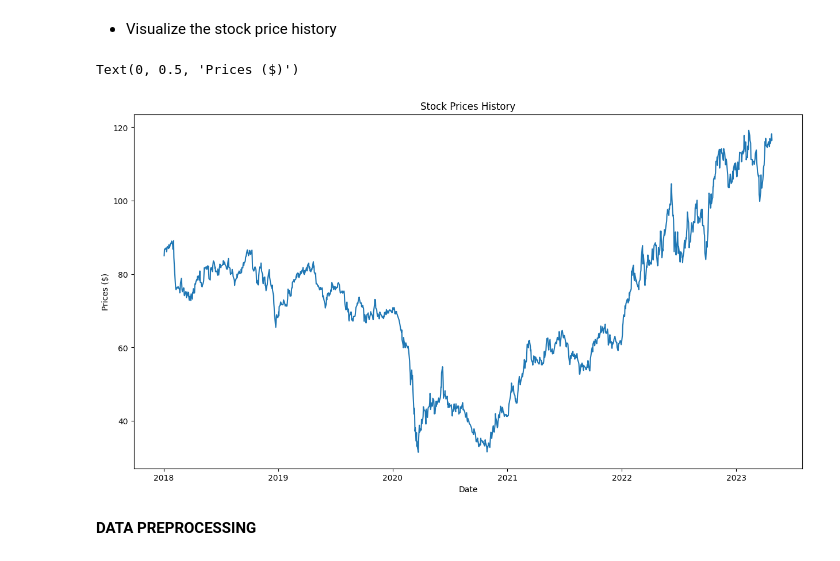
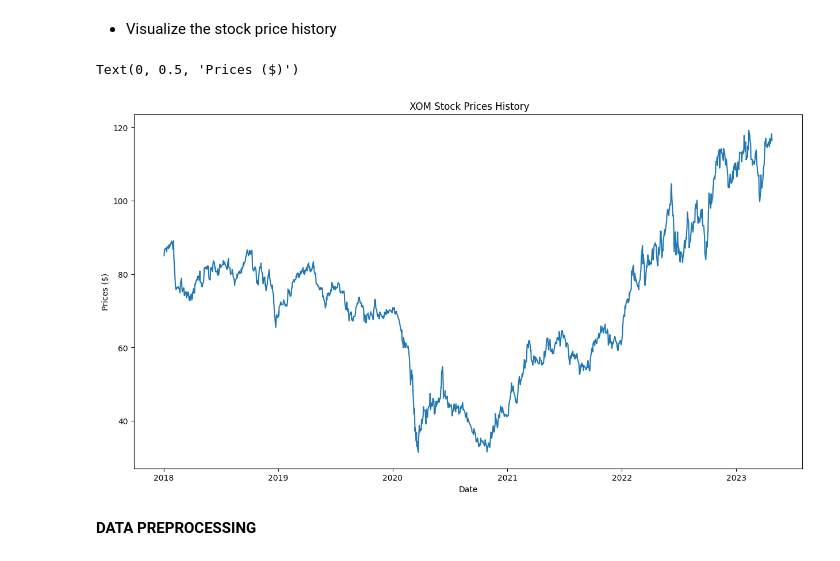
Before and after one commit to quynhchi1311/IS403.N21.HTTT_Nhom1, a Jupyter notebook: LSTM/LSTM_XOM.ipynb, the cells around one changed output. Drawn from its saved outputs; the diff is of its cells as text; code cells hidden in the pictures.

```diff
--- a/LSTM/LSTM_XOM.ipynb
+++ b/LSTM/LSTM_XOM.ipynb
@@ -32,15 +32,15 @@ data.head()
 # %%
 data['Date'] = pd.to_datetime(data['Date'])
 data.set_index('Date', inplace=True)
 
 plt.figure(figsize=(15, 8))
-plt.title('Stock Prices History')
+plt.title(' XOM Stock Prices History')
 plt.plot(data['Close'])
 plt.xlabel('Date')
 plt.ylabel('Prices ($)')
 # %% [output]
 Text(0, 0.5, 'Prices ($)')
-[figure, old version]
+[figure, new version]
 # %% [markdown]
 **DATA PREPROCESSING**
 # %% [markdown]
```
Also changed, not shown: parts of 8 cells of this notebook, 13 other files.
